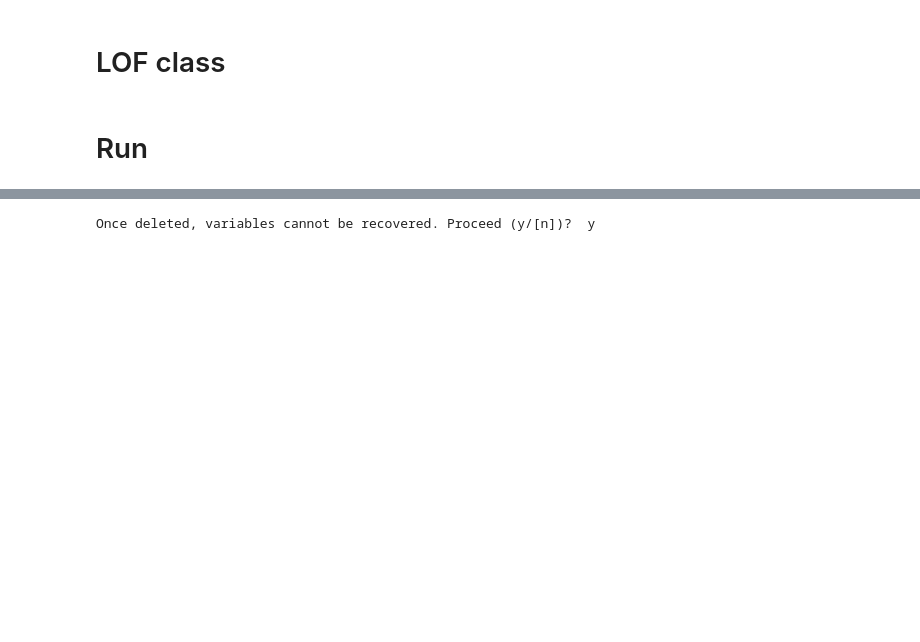
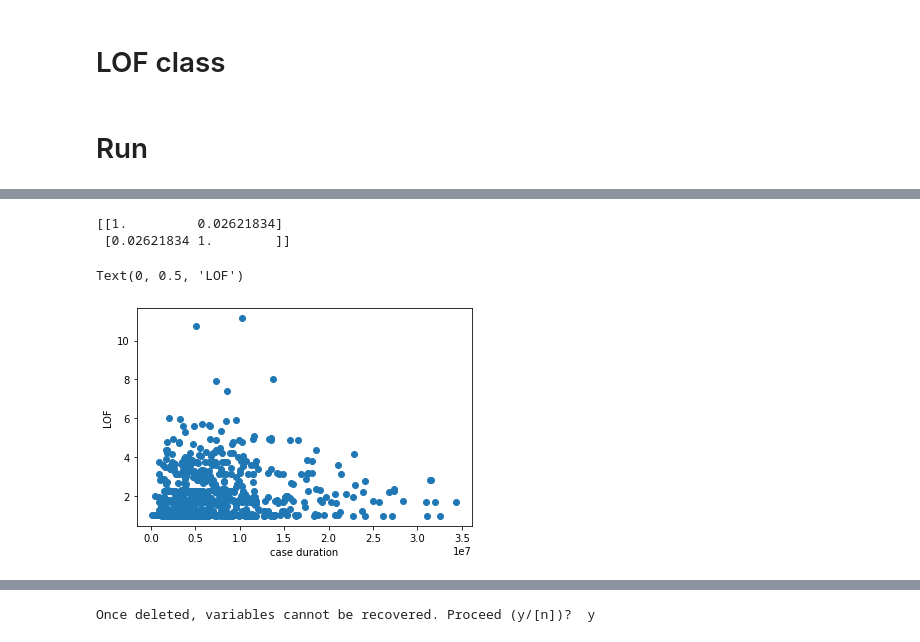
Before and after one commit to maalevo/MT_Experiments, a Jupyter notebook: LOF_v1.ipynb, the cells around one changed output, grey strips where cells are left out. Cells and saved outputs as stored; diff of their text form; code cells hidden in the pictures; blank space fills up the shorter version.

```diff
--- a/LOF_v1.ipynb
+++ b/LOF_v1.ipynb
@@ -305,0 +415,12 @@ for t in range(100):
+# %%
+# LOF vs. case duration
+
+print(np.corrcoef(np.array(case_durations), res))
+plt.scatter(case_durations, res)
+plt.xlabel("case duration")
+plt.ylabel("LOF")
+# %% [output]
+[[1.         0.02621834]
+ [0.02621834 1.        ]]
+Text(0, 0.5, 'LOF')
+[figure, added]
```
Also changed, not shown: parts of 21 cells of this notebook, 2 other files.
